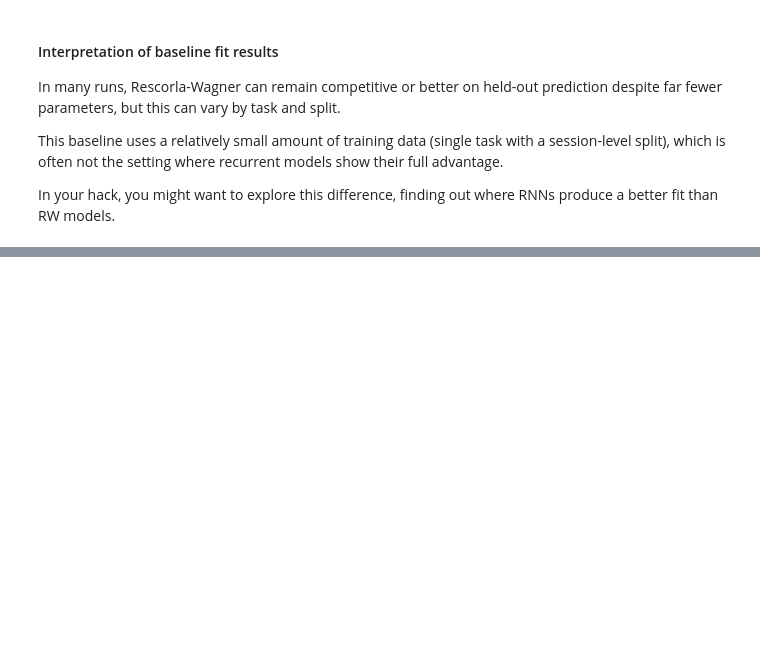
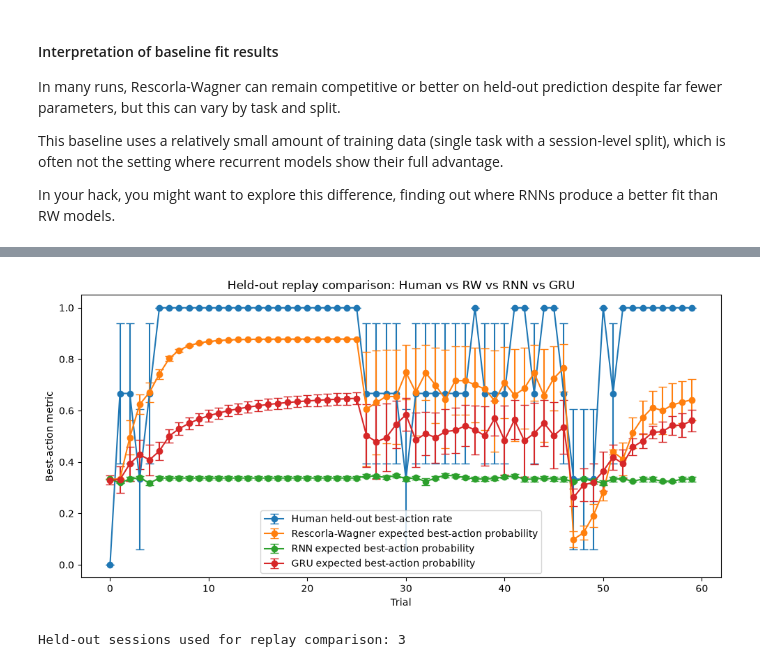
Before and after one commit to 555bighamsome/scpy, a Jupyter notebook: Hack.ipynb, the cells around one changed output, grey strips where cells are left out. Cells and saved outputs as stored; diff of their text form; code cells hidden in the pictures; blank space fills up the shorter version.

```diff
--- a/Hack.ipynb
+++ b/Hack.ipynb
@@ -641 +739,26 @@ Held-out sessions used for replay comparison: 3
+# %%
+gru_curves = []
+
+for i, (acts, rews) in enumerate(zip(test_actions, test_rewards)):
+    best_actions_seq = np.asarray(test_rows.iloc[i]["best_actions"], dtype=int)
+    gru_curves.append(best_action_prob_curve_from_model(gru_comparison_model, acts, rews, best_actions_seq, max_trials=60))
+
+gru_mean, gru_se, _ = pull_average_learning_curve(gru_curves, max_trials=60)
+
+plt.figure(figsize=(10, 5))
+plt.errorbar(np.arange(len(human_mean)), human_mean, yerr=human_se, fmt='-o', capsize=4, label='Human held-out best-action rate')
+plt.errorbar(np.arange(len(rw_mean)), rw_mean, yerr=rw_se, fmt='-o', capsize=4, label='Rescorla-Wagner expected best-action probability')
+plt.errorbar(np.arange(len(rnn_mean)), rnn_mean, yerr=rnn_se, fmt='-o', capsize=4, label='RNN expected best-action probability')
+plt.errorbar(np.arange(len(gru_mean)), gru_mean, yerr=gru_se, fmt='-o', capsize=4, label='GRU expected best-action probability')
+plt.xlabel('Trial')
+plt.ylabel('Best-action metric')
+plt.title('Held-out replay comparison: Human vs RW vs RNN vs GRU')
+plt.legend()
+plt.tight_layout()
+plt.show()
+
+print(f"Held-out sessions used for replay comparison: {len(test_actions)}")
+# %% [output]
+[figure, added]
+Held-out sessions used for replay comparison: 3
 # %% [markdown]
```
Also changed, not shown: parts of 10 cells of this notebook, 5 other files.
